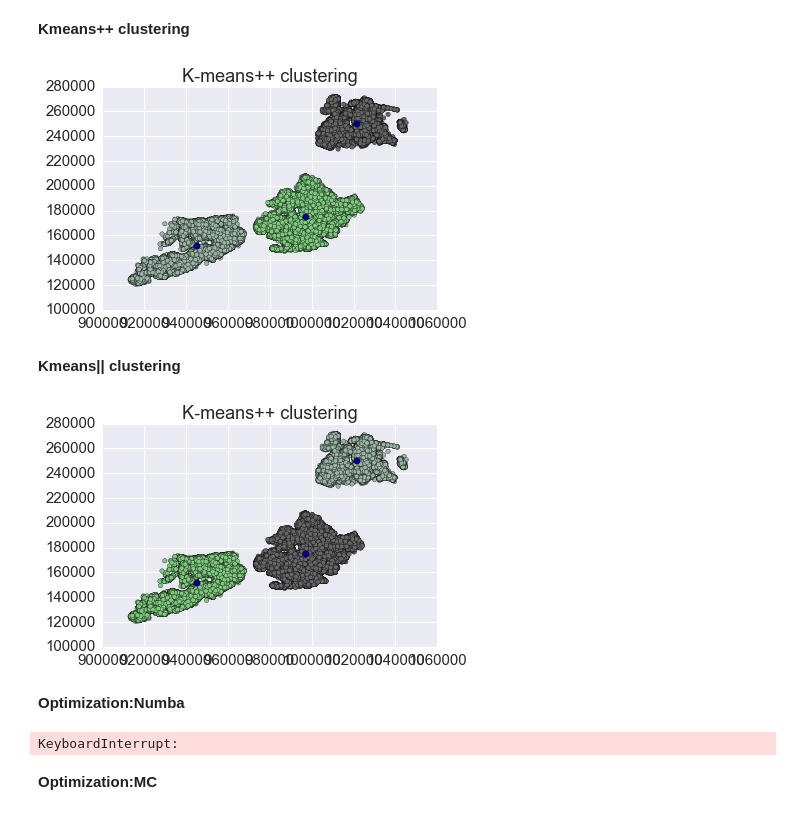
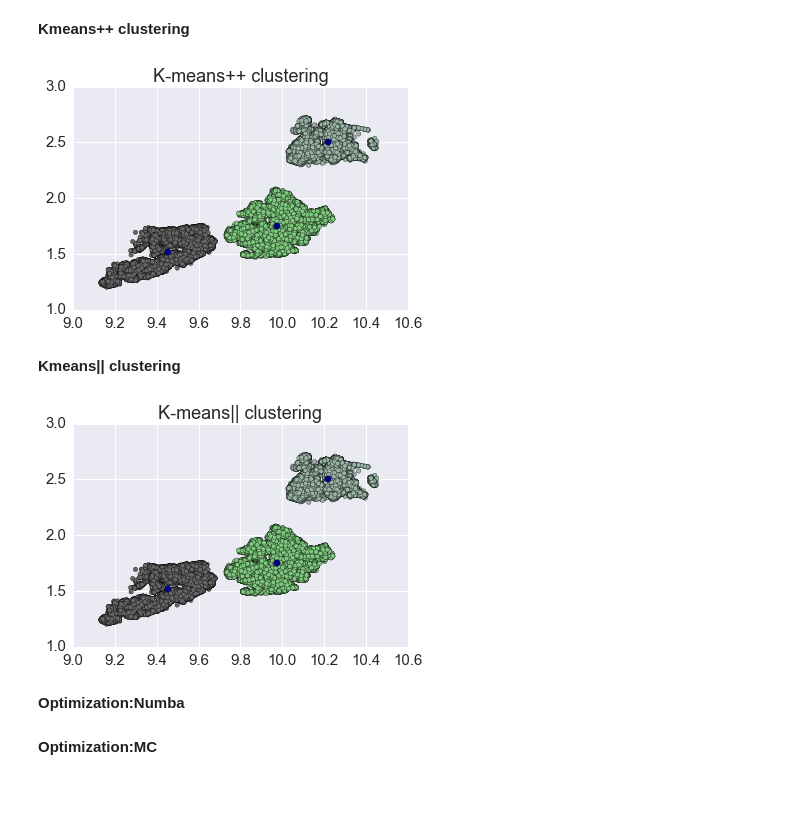
Before and after one commit to jeromemassot/Kmeans_Parallel, a Jupyter notebook: Results.ipynb, the cells around one changed output. Drawn from its saved outputs; the diff is of its cells as text; code cells hidden in the pictures.

```diff
--- a/Results.ipynb
+++ b/Results.ipynb
@@ -165,6 +165,7 @@ real_data=np.array(real_data)
 d=real_data.shape[1]
 n=real_data.shape[0]
 k=3
+real_data=real_data/100000
 # %% [markdown]
 **Kmeans++ clustering**
 # %%
@@ -180,12 +181,12 @@ plt.scatter(res_x_plus, res_y_plus, s=40, marker="o", c="darkblue")
 plt.title("K-means++ clustering")
 pass
 # %% [output]
-[figure, old version]
+[figure, new version]
 # %% [markdown]
 **Kmeans|| clustering**
 # %%
 #kmeans||parameters
-l=8
+l=6
 r=1
 # %%
 res_para = kmeans(real_data,kmeansparallel(real_data, k, l, d, r),k,d)
@@ -196,18 +197,16 @@ res_labels_para = res_para[1]
 # %%
 plt.figure()
 plt.scatter(real_data[:,0], real_data[:,1], c=res_labels_para, cmap='Accent')
 plt.scatter(res_x_para, res_y_para, s=40, marker="o", c="darkblue")
-plt.title("K-means++ clustering")
+plt.title("K-means|| clustering")
 pass
 # %% [output]
-[figure, old version]
+[figure, new version]
 # %% [markdown]
 **Optimization:Numba**
 # %%
 k=3
 res_numba=kmeans_Numba_revised.kmeans(real_data, kmeans_Numba_revised.kmeansparallel(real_data, k, l, d, r), k, d)
-# %% [output]
-KeyboardInterrupt:
 # %%
 res_x_numba = res_numba[0][:,0]
 res_y_numba = res_numba[0][:,1]
```
Also changed, not shown: 1 other file.
